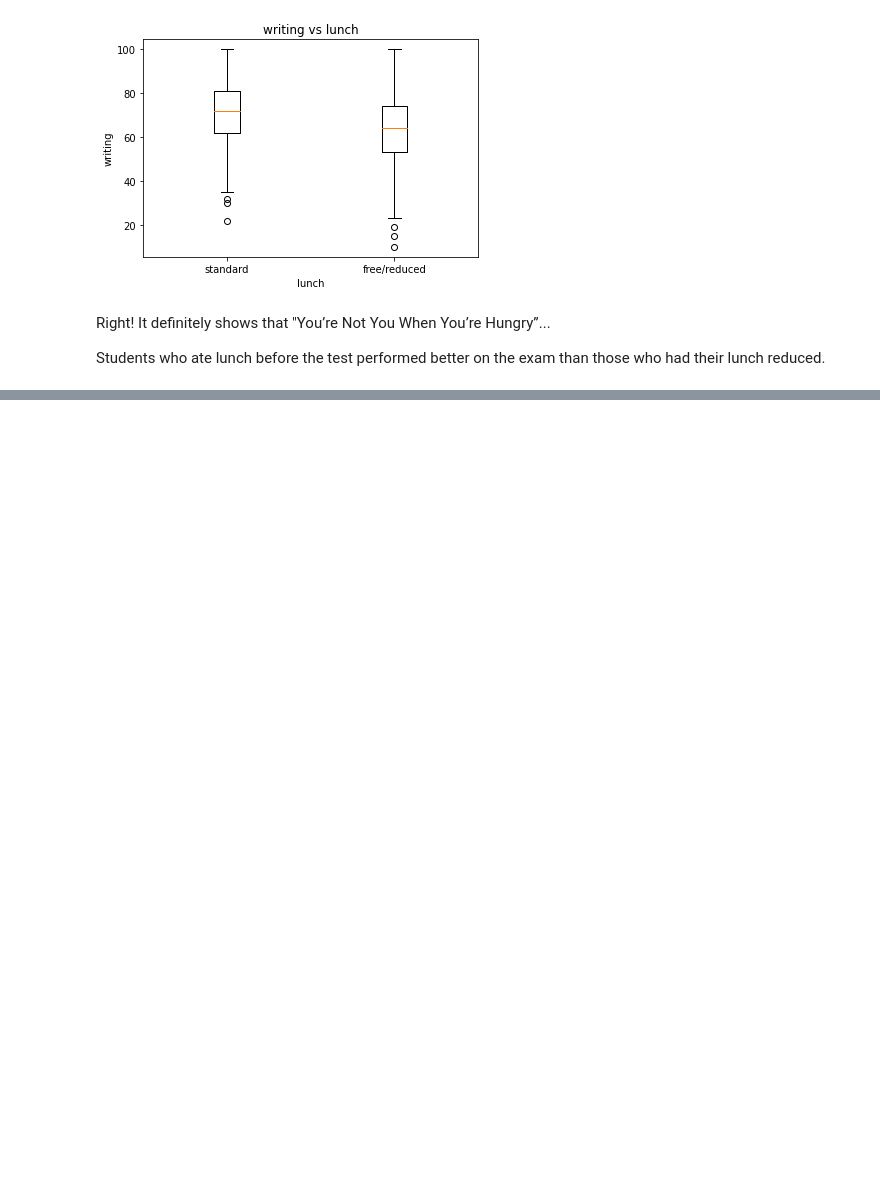
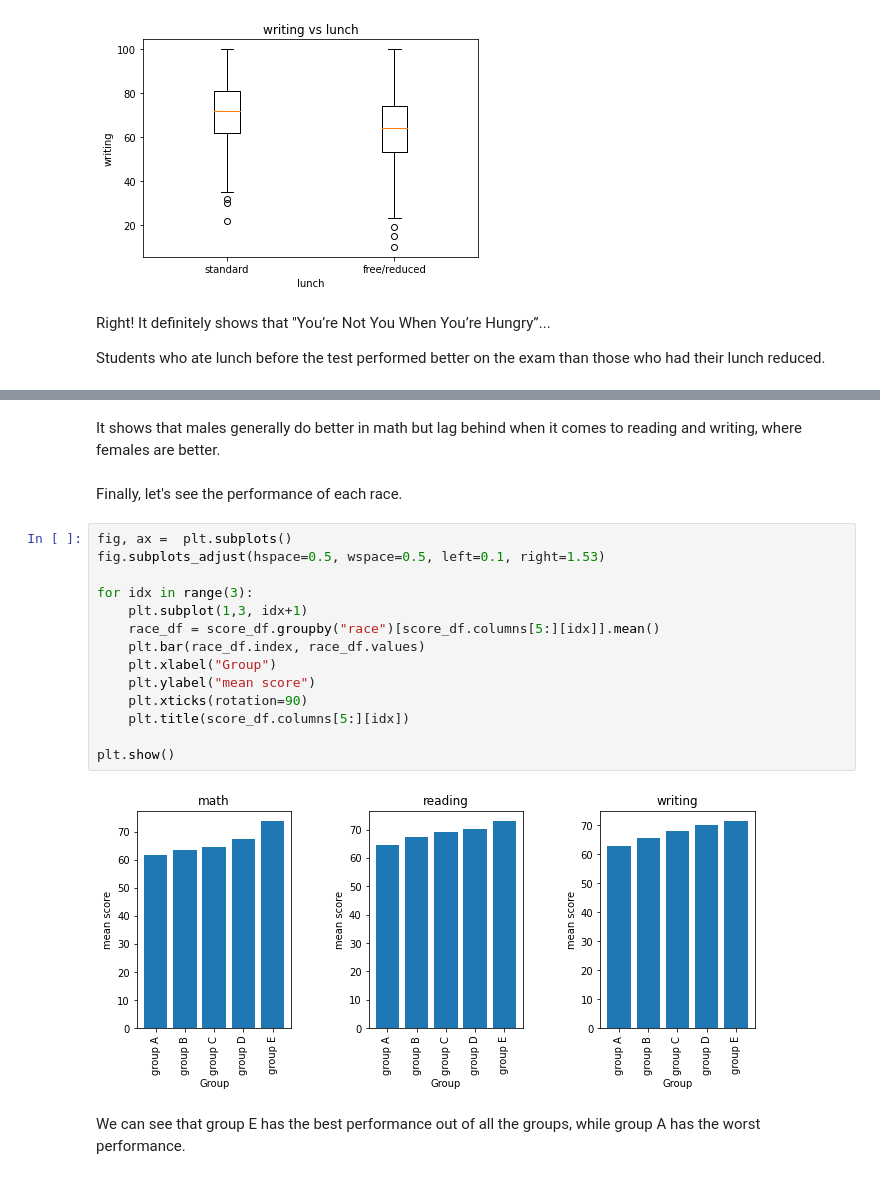
Before and after one commit to Przemyslaw11/Students_Performance_Analysis, a Jupyter notebook: analysis.ipynb, the cells around one changed output, grey strips where cells are left out. Cells and saved outputs as stored; diff of their text form; blank space fills up the shorter version.

```diff
--- a/analysis.ipynb
+++ b/analysis.ipynb
@@ -252,0 +280,22 @@ Students who ate lunch before the test performed better on the exam than those w
+# %% [markdown]
+It shows that males generally do better in math but lag behind when it comes to reading and writing, where females are better.
+# %% [markdown]
+Finally, let's see the performance of each race.
+# %%
+fig, ax =  plt.subplots()
+fig.subplots_adjust(hspace=0.5, wspace=0.5, left=0.1, right=1.53)
+
+for idx in range(3):
+    plt.subplot(1,3, idx+1)
+    race_df = score_df.groupby("race")[score_df.columns[5:][idx]].mean()
+    plt.bar(race_df.index, race_df.values)
+    plt.xlabel("Group")
+    plt.ylabel("mean score")
+    plt.xticks(rotation=90)
+    plt.title(score_df.columns[5:][idx])
+
+plt.show()
+# %% [output]
+[figure, added]
+# %% [markdown]
+We can see that group E has the best performance out of all the groups, while group A has the worst performance.
```
Also changed, not shown: parts of 4 cells of this notebook.
